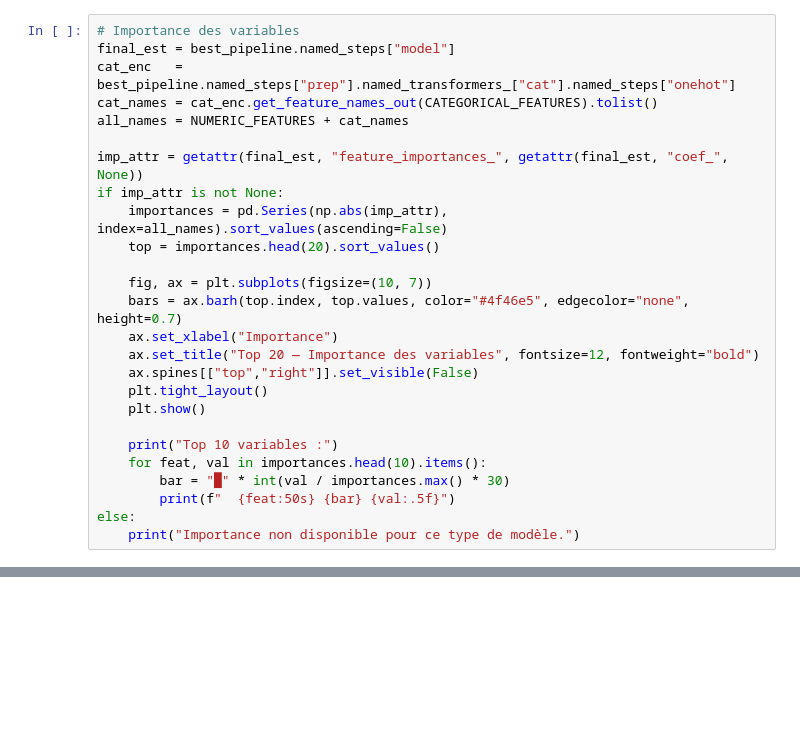
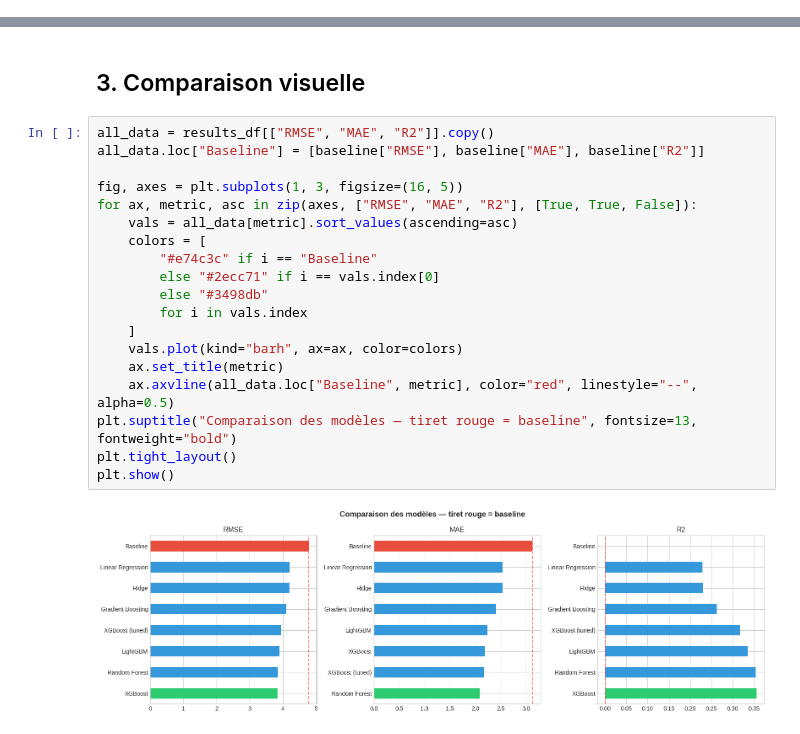
Before and after one commit to OpenCz/Tardis, a Jupyter notebook: tardis_model.ipynb, the cells around one changed output, grey strips where cells are left out. Drawn from its saved outputs; the diff is of its cells as text; blank space fills up the shorter version.

Commit message:
fix: tardis model add

```diff
--- a/tardis_model.ipynb
+++ b/tardis_model.ipynb
@@ -229,26 +0,0 @@ plt.show()
-# %%
-# Importance des variables
-final_est = best_pipeline.named_steps["model"]
-cat_enc   = best_pipeline.named_steps["prep"].named_transformers_["cat"].named_steps["onehot"]
-cat_names = cat_enc.get_feature_names_out(CATEGORICAL_FEATURES).tolist()
-all_names = NUMERIC_FEATURES + cat_names
-
-imp_attr = getattr(final_est, "feature_importances_", getattr(final_est, "coef_", None))
-if imp_attr is not None:
-    importances = pd.Series(np.abs(imp_attr), index=all_names).sort_values(ascending=False)
-    top = importances.head(20).sort_values()
-
-    fig, ax = plt.subplots(figsize=(10, 7))
-    bars = ax.barh(top.index, top.values, color="#4f46e5", edgecolor="none", height=0.7)
-    ax.set_xlabel("Importance")
-    ax.set_title("Top 20 — Importance des variables", fontsize=12, fontweight="bold")
-    ax.spines[["top","right"]].set_visible(False)
-    plt.tight_layout()
-    plt.show()
-
-    print("Top 10 variables :")
-    for feat, val in importances.head(10).items():
-        bar = "█" * int(val / importances.max() * 30)
-        print(f"  {feat:50s} {bar} {val:.5f}")
-else:
-    print("Importance non disponible pour ce type de modèle.")
@@ -300,0 +108,23 @@ for f in ["model.joblib", "route_stats.csv"] + sorted(glob.glob("models/*.joblib
+# %% [markdown]
+## 3. Comparaison visuelle
+# %%
+all_data = results_df[["RMSE", "MAE", "R2"]].copy()
+all_data.loc["Baseline"] = [baseline["RMSE"], baseline["MAE"], baseline["R2"]]
+
+fig, axes = plt.subplots(1, 3, figsize=(16, 5))
+for ax, metric, asc in zip(axes, ["RMSE", "MAE", "R2"], [True, True, False]):
+    vals = all_data[metric].sort_values(ascending=asc)
+    colors = [
+        "#e74c3c" if i == "Baseline"
+        else "#2ecc71" if i == vals.index[0]
+        else "#3498db"
+        for i in vals.index
+    ]
+    vals.plot(kind="barh", ax=ax, color=colors)
+    ax.set_title(metric)
+    ax.axvline(all_data.loc["Baseline", metric], color="red", linestyle="--", alpha=0.5)
+plt.suptitle("Comparaison des modèles — tiret rouge = baseline", fontsize=13, fontweight="bold")
+plt.tight_layout()
+plt.show()
+# %% [output]
+[figure, added]
```
Also changed, not shown: parts of 33 cells of this notebook.
